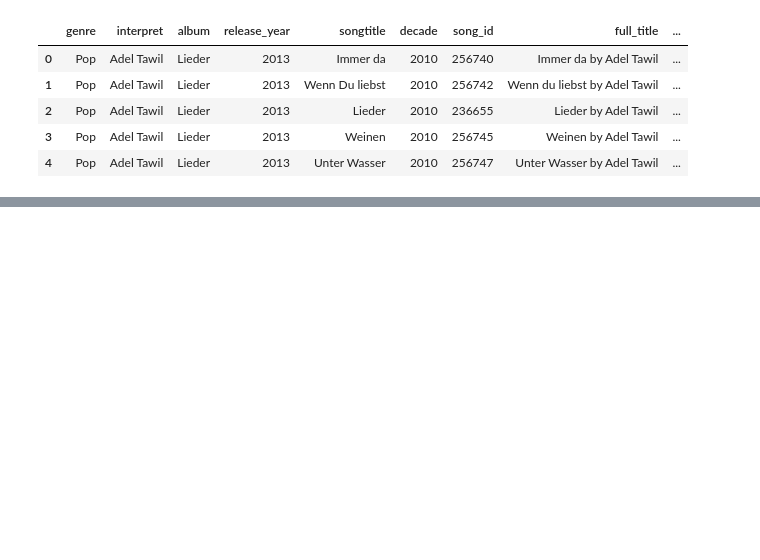
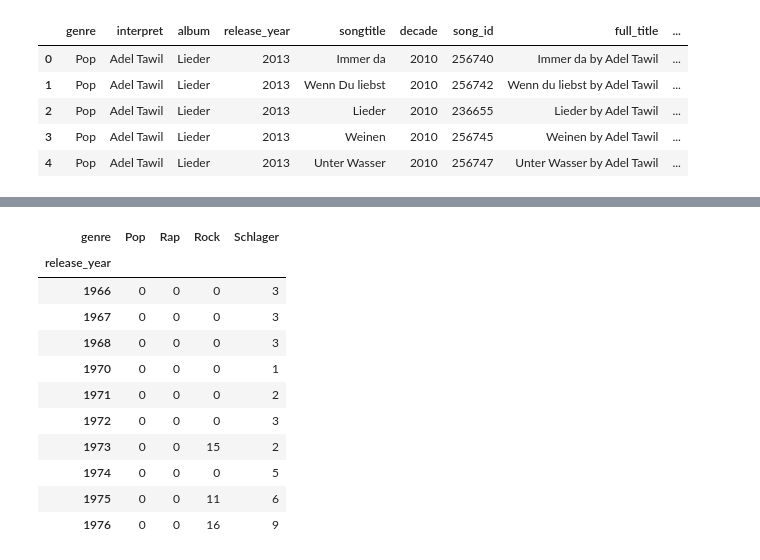
Before and after one commit to Richard-Sieg-TH-Koln/statistik-1-team-2, a Jupyter notebook: notebooks/MVP.ipynb, the cells around one changed output, grey strips where cells are left out. Cells and saved outputs as stored; diff of their text form; code cells hidden in the pictures; blank space fills up the shorter version.

```diff
--- a/notebooks/MVP.ipynb
+++ b/notebooks/MVP.ipynb
@@ -16,0 +69,16 @@ data.head()
+# %%
+genre_pivot = data.pivot_table(index='release_year', columns='genre', aggfunc='size', fill_value=0)
+genre_pivot.head(n=10)
+# %% [output]
+| genre | Pop | Rap | Rock | Schlager |
+| release_year |  |  |  |  |
+| 1966 | 0 | 0 | 0 | 3 |
+| 1967 | 0 | 0 | 0 | 3 |
+| 1968 | 0 | 0 | 0 | 3 |
+| 1970 | 0 | 0 | 0 | 1 |
+| 1971 | 0 | 0 | 0 | 2 |
+| 1972 | 0 | 0 | 0 | 3 |
+| 1973 | 0 | 0 | 15 | 2 |
+| 1974 | 0 | 0 | 0 | 5 |
+| 1975 | 0 | 0 | 11 | 6 |
+| 1976 | 0 | 0 | 16 | 9 |
```
Also changed, not shown: parts of 22 cells of this notebook.
